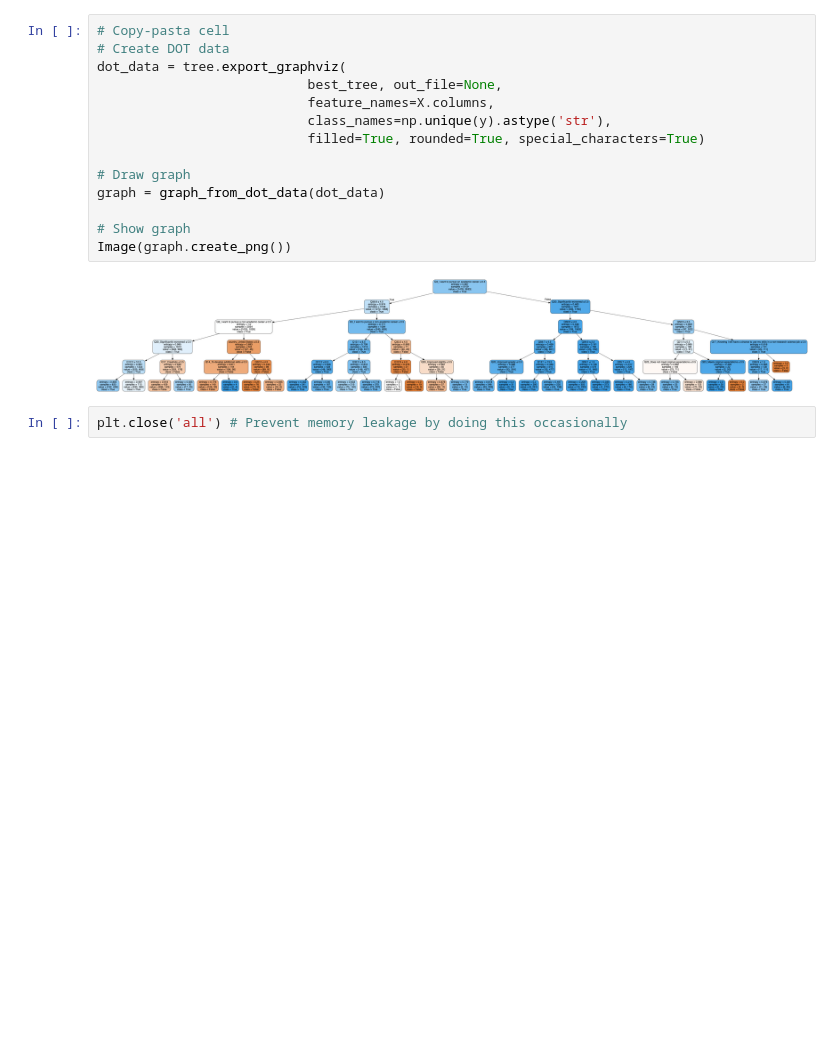
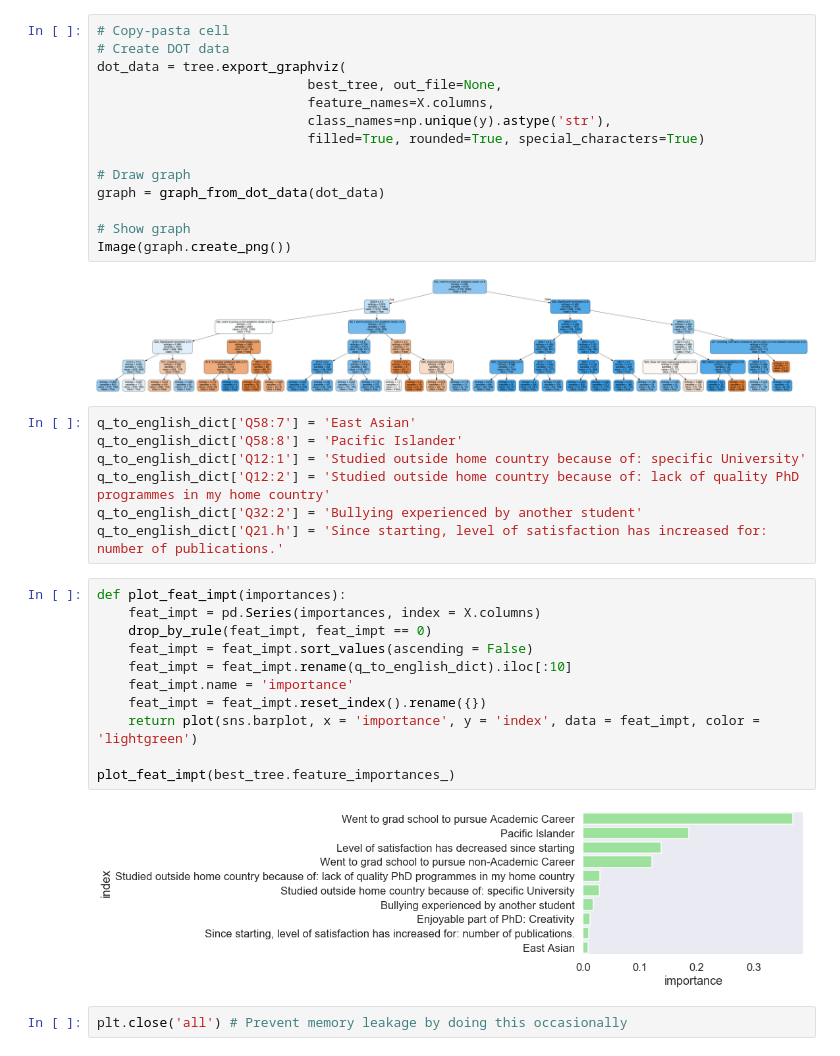
Before and after one commit to rcharan/nature-phd-survey, a Jupyter notebook: analyze.ipynb, the cells around one changed output. Saved outputs shown, nothing was run; the diff lists cells and outputs as text; blank space fills up the shorter version.

```diff
--- a/analyze.ipynb
+++ b/analyze.ipynb
@@ -704,6 +687,26 @@ graph = graph_from_dot_data(dot_data)
 Image(graph.create_png())
 # %% [output]
 [figure]
+# %%
+q_to_english_dict['Q58:7'] = 'East Asian'
+q_to_english_dict['Q58:8'] = 'Pacific Islander'
+q_to_english_dict['Q12:1'] = 'Studied outside home country because of: specific University'
+q_to_english_dict['Q12:2'] = 'Studied outside home country because of: lack of quality PhD programmes in my home country'
+q_to_english_dict['Q32:2'] = 'Bullying experienced by another student'
+q_to_english_dict['Q21.h'] = 'Since starting, level of satisfaction has increased for: number of publications.'
+# %%
+def plot_feat_impt(importances):
+    feat_impt = pd.Series(importances, index = X.columns)
+    drop_by_rule(feat_impt, feat_impt == 0)
+    feat_impt = feat_impt.sort_values(ascending = False)
+    feat_impt = feat_impt.rename(q_to_english_dict).iloc[:10]
+    feat_impt.name = 'importance'
+    feat_impt = feat_impt.reset_index().rename({})
+    return plot(sns.barplot, x = 'importance', y = 'index', data = feat_impt, color = 'lightgreen')
+
+plot_feat_impt(best_tree.feature_importances_)
+# %% [output]
+[figure, added]
 # %%
 plt.close('all') # Prevent memory leakage by doing this occasionally
 # %% [markdown]
```
Also changed, not shown: parts of 42 cells of this notebook, 3 other files.
